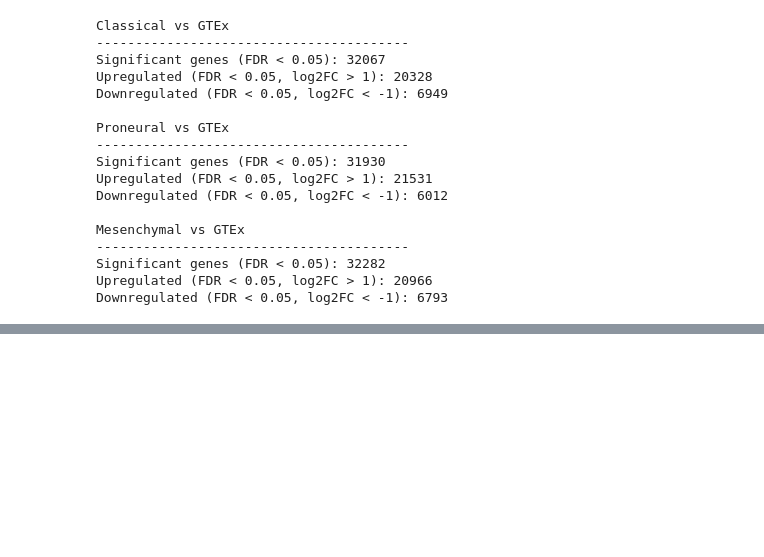
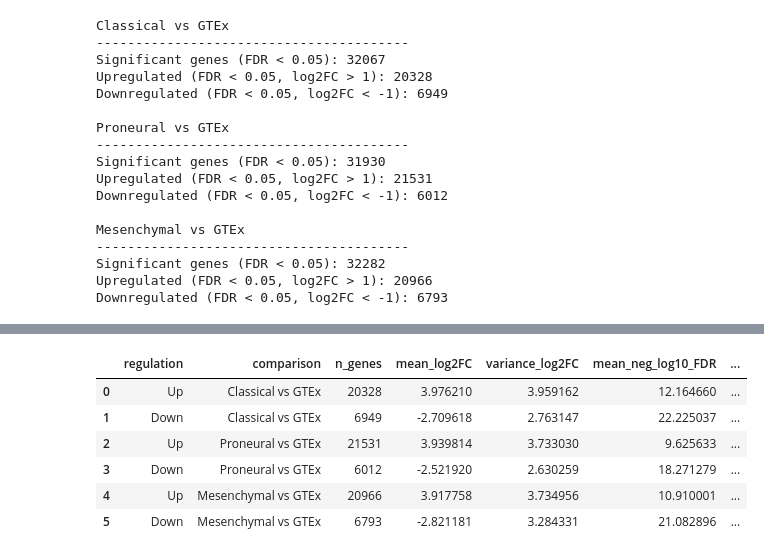
Before and after one commit to namtu06/BIO_RA, a Jupyter notebook: notebooks/NEW_03_diff.ipynb, the cells around one changed output, grey strips where cells are left out. Cells and saved outputs as stored; diff of their text form; code cells hidden in the pictures; blank space fills up the shorter version.

```diff
--- a/notebooks/NEW_03_diff.ipynb
+++ b/notebooks/NEW_03_diff.ipynb
@@ -162,0 +163,47 @@ diff.volcano_plot(classical_plot,"Classical GBM vs GTex Normal")
+# %%
+# ============================================================
+# AVERAGE VARIANCE WITHIN UPREGULATED AND DOWNREGULATED GROUPS
+# ============================================================
+
+
+def calculate_group_variance(results, name):
+    """Calculate group means and average squared deviations."""
+    groups = results[results["category"].isin(["Up", "Down"])].copy()
+
+    summary = (
+        groups.groupby("category")
+        .agg(
+            n_genes=("log2FC", "size"),
+            mean_log2FC=("log2FC", "mean"),
+            variance_log2FC=("log2FC", lambda values: values.var(ddof=0)),
+            mean_neg_log10_FDR=("-log(adjustedp)", "mean"),
+            variance_neg_log10_FDR=(
+                "-log(adjustedp)",
+                lambda values: values.var(ddof=0),
+            ),
+        )
+        .reindex(["Up", "Down"])
+    )
+
+    summary.insert(0, "comparison", name)
+    return summary.reset_index(names="regulation")
+
+
+variance_summary = pd.concat(
+    [
+        calculate_group_variance(classical_plot, "Classical vs GTEx"),
+        calculate_group_variance(proneural_plot, "Proneural vs GTEx"),
+        calculate_group_variance(mesenchymal_plot, "Mesenchymal vs GTEx"),
+    ],
+    ignore_index=True,
+)
+
+variance_summary
+# %% [output]
+|  | regulation | comparison | n_genes | mean_log2FC | variance_log2FC | mean_neg_log10_FDR | ... |
+| 0 | Up | Classical vs GTEx | 20328 | 3.976210 | 3.959162 | 12.164660 | ... |
+| 1 | Down | Classical vs GTEx | 6949 | -2.709618 | 2.763147 | 22.225037 | ... |
+| 2 | Up | Proneural vs GTEx | 21531 | 3.939814 | 3.733030 | 9.625633 | ... |
+| 3 | Down | Proneural vs GTEx | 6012 | -2.521920 | 2.630259 | 18.271279 | ... |
+| 4 | Up | Mesenchymal vs GTEx | 20966 | 3.917758 | 3.734956 | 10.910001 | ... |
+| 5 | Down | Mesenchymal vs GTEx | 6793 | -2.821181 | 3.284331 | 21.082896 | ... |
```
Also changed, not shown: parts of 3 cells of this notebook, 5 other files.
